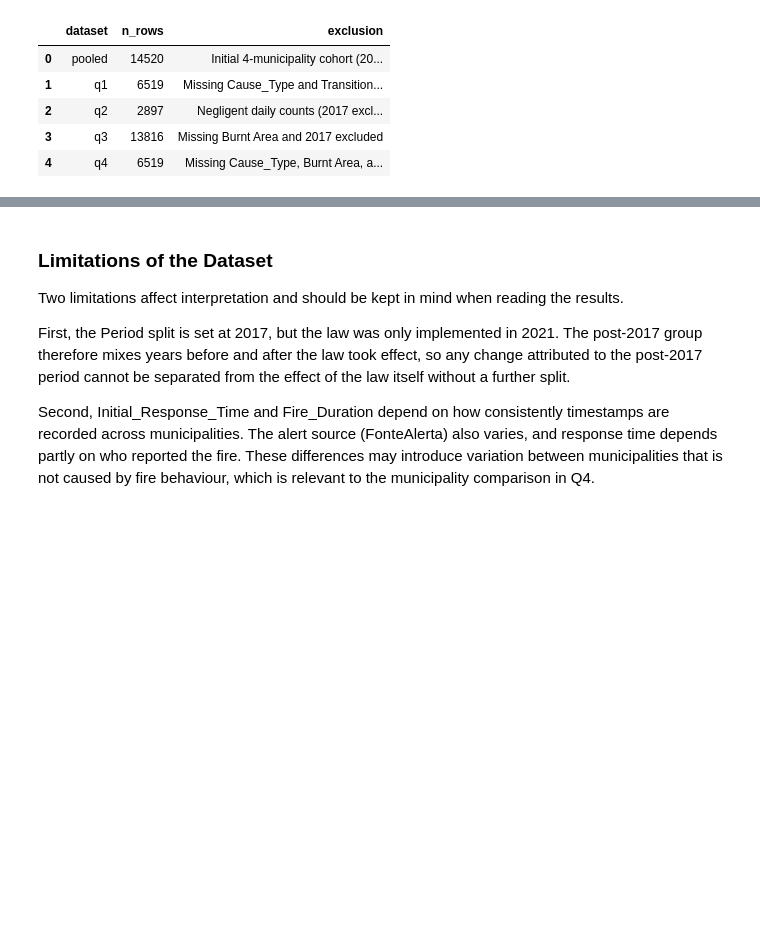
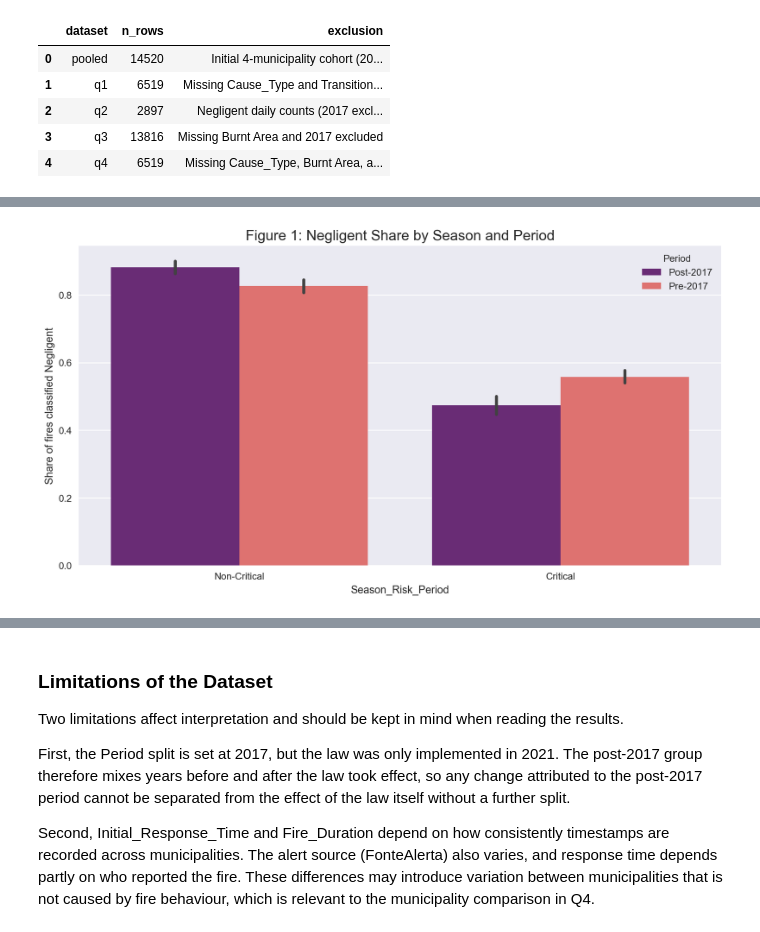
Before and after one commit to isabelamer/FCED_project, a Jupyter notebook: script1.ipynb, the cells around one changed output, grey strips where cells are left out. Cells and saved outputs as stored; diff of their text form; code cells hidden in the pictures; blank space fills up the shorter version.

```diff
--- a/script1.ipynb
+++ b/script1.ipynb
@@ -310,0 +360,17 @@ log
+# %%
+import matplotlib.pyplot as plt
+import seaborn as sns
+%matplotlib inline
+%config InlineBackend.figure_format = "retina"
+plt.style.use("seaborn-v0_8")
+# %%
+plt.figure(figsize=(12, 6))
+sns.barplot(
+    data=q1, x="Season_Risk_Period", y=(q1["Cause_Type"] == "Negligent").astype(int),
+    hue="Period", palette="magma", errorbar="ci"
+)
+plt.title("Figure 1: Negligent Share by Season and Period", fontsize=15)
+plt.ylabel("Share of fires classified Negligent")
+plt.show()
+# %% [output]
+[figure, added]
```
Also changed, not shown: parts of 18 cells of this notebook.
